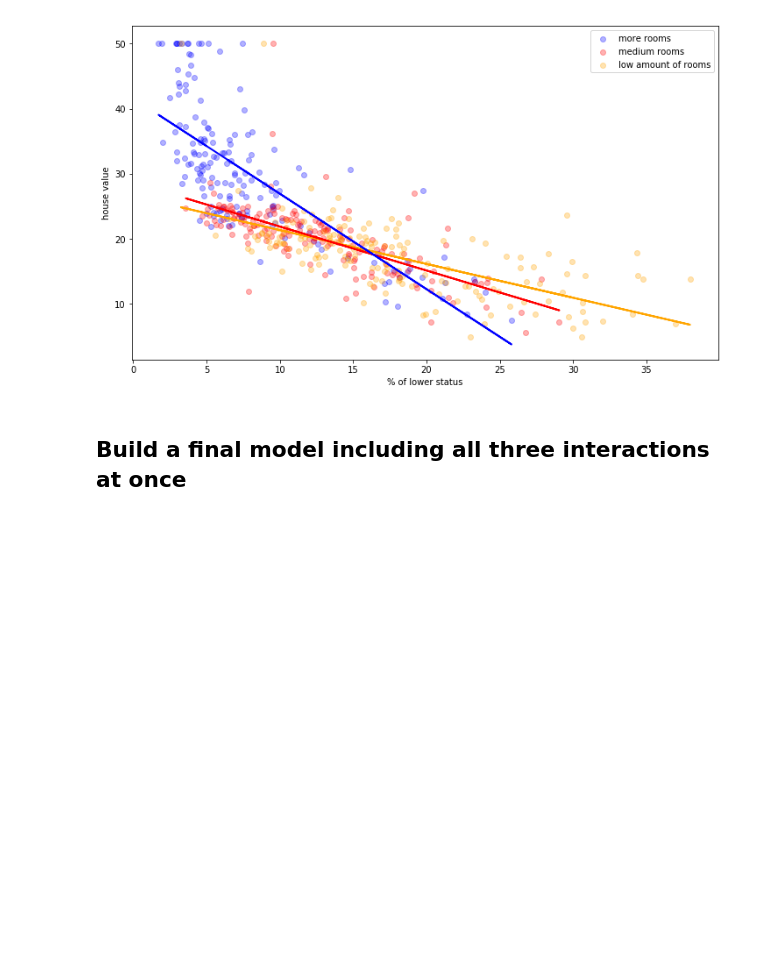
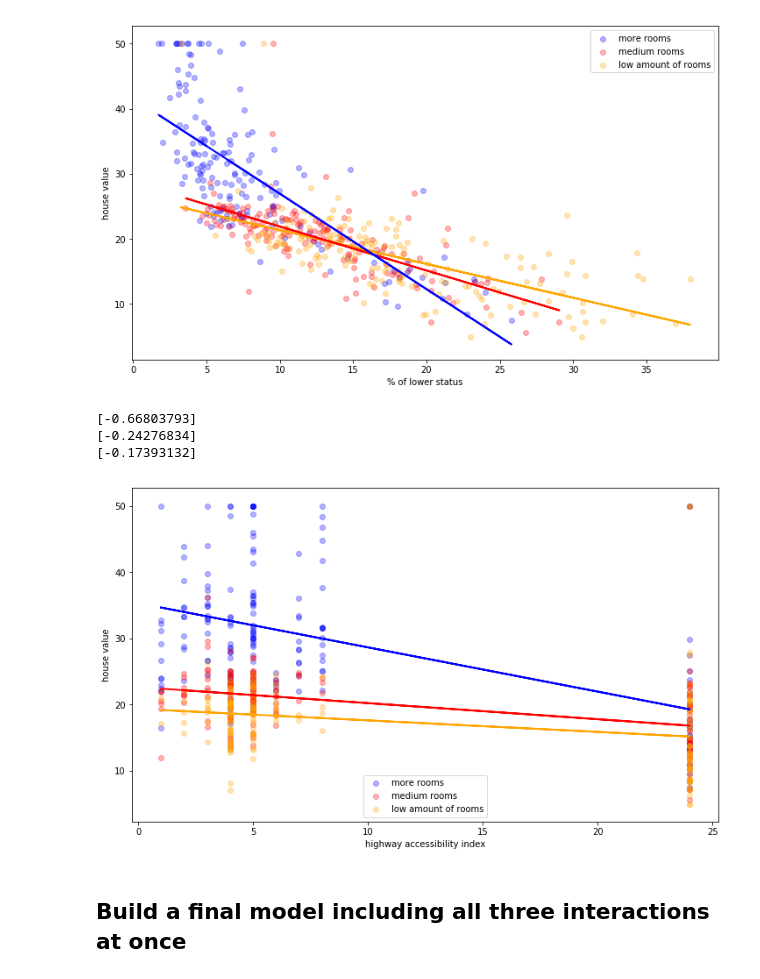
Before and after one commit to back2bklyn/dsc-interaction-terms-lab-nyc-ds-career-042219, a Jupyter notebook: index.ipynb, the cells around one changed output. Saved outputs shown, nothing was run; the diff lists cells and outputs as text; code cells hidden in the pictures; blank space fills up the shorter version.

```diff
--- a/index.ipynb
+++ b/index.ipynb
@@ -124,3 +122,10 @@ build_interaction_rm("LSTAT", "% of lower status")
+# %%
+build_interaction_rm("RAD","highway accessibility index")
+# %% [output]
+[-0.66803793]
+[-0.24276834]
+[-0.17393132]
+[figure, added]
 # %%
 # third plot
 # %% [markdown]
```
Also changed, not shown: parts of 1 cell of this notebook.
